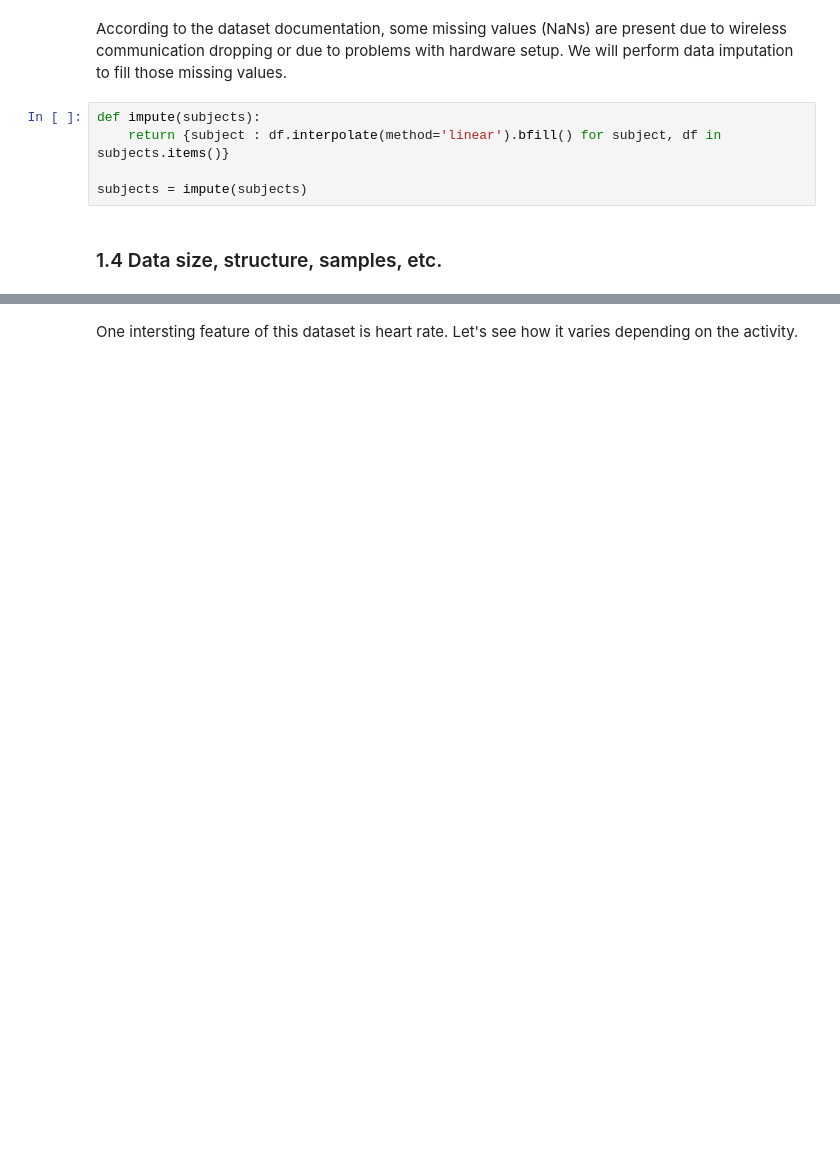
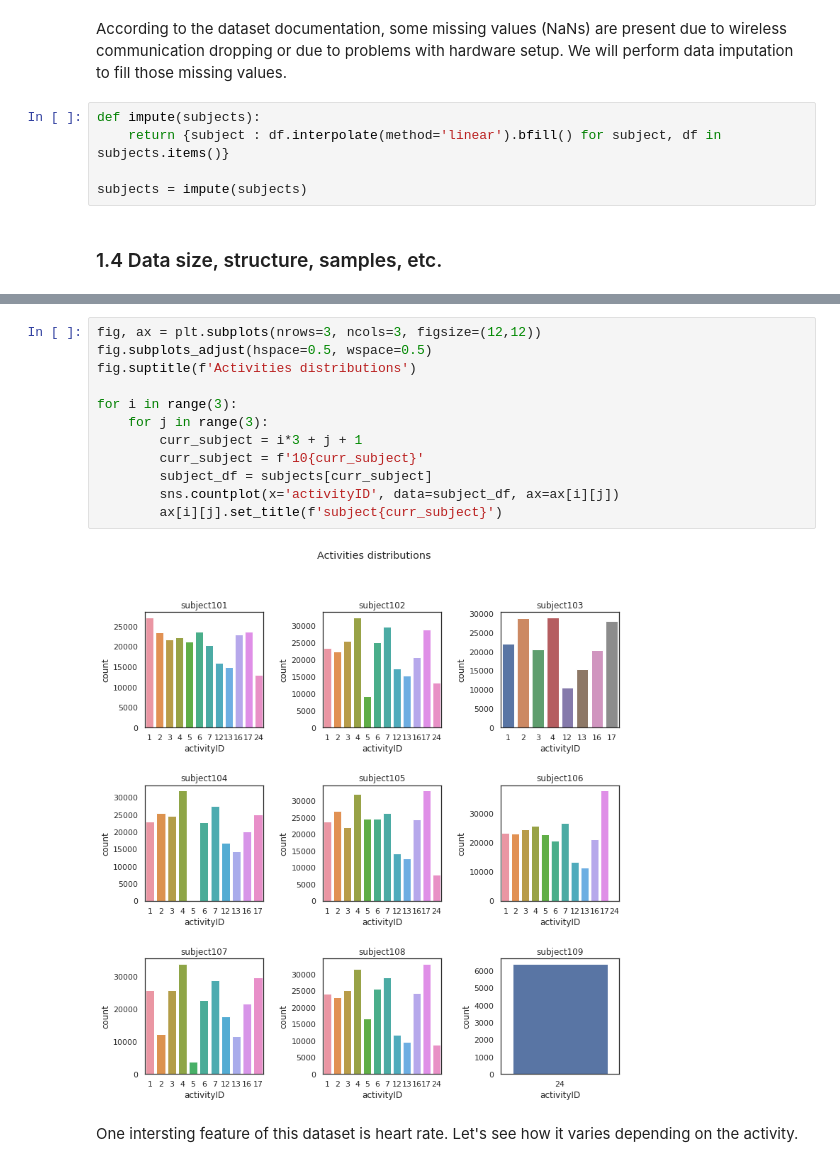
Before and after one commit to chendoy/time-series-pamap2-tf, a Jupyter notebook: workshop_ass2.ipynb, the cells around one changed output, grey strips where cells are left out. Drawn from its saved outputs; the diff is of its cells as text; blank space fills up the shorter version.

```diff
--- a/workshop_ass2.ipynb
+++ b/workshop_ass2.ipynb
@@ -114,3 +126,17 @@ Subject 109 has 8477 samples
+# %%
+fig, ax = plt.subplots(nrows=3, ncols=3, figsize=(12,12))
+fig.subplots_adjust(hspace=0.5, wspace=0.5)
+fig.suptitle(f'Activities distributions')
+
+for i in range(3):
+    for j in range(3):
+        curr_subject = i*3 + j + 1
+        curr_subject = f'10{curr_subject}'
+        subject_df = subjects[curr_subject]
+        sns.countplot(x='activityID', data=subject_df, ax=ax[i][j])
+        ax[i][j].set_title(f'subject{curr_subject}')
+# %% [output]
+[figure, added]
 # %% [markdown]
 One intersting feature of this dataset is heart rate. Let's see how it varies depending on the activity.
 # %%
```
Also changed, not shown: parts of 18 cells of this notebook.
